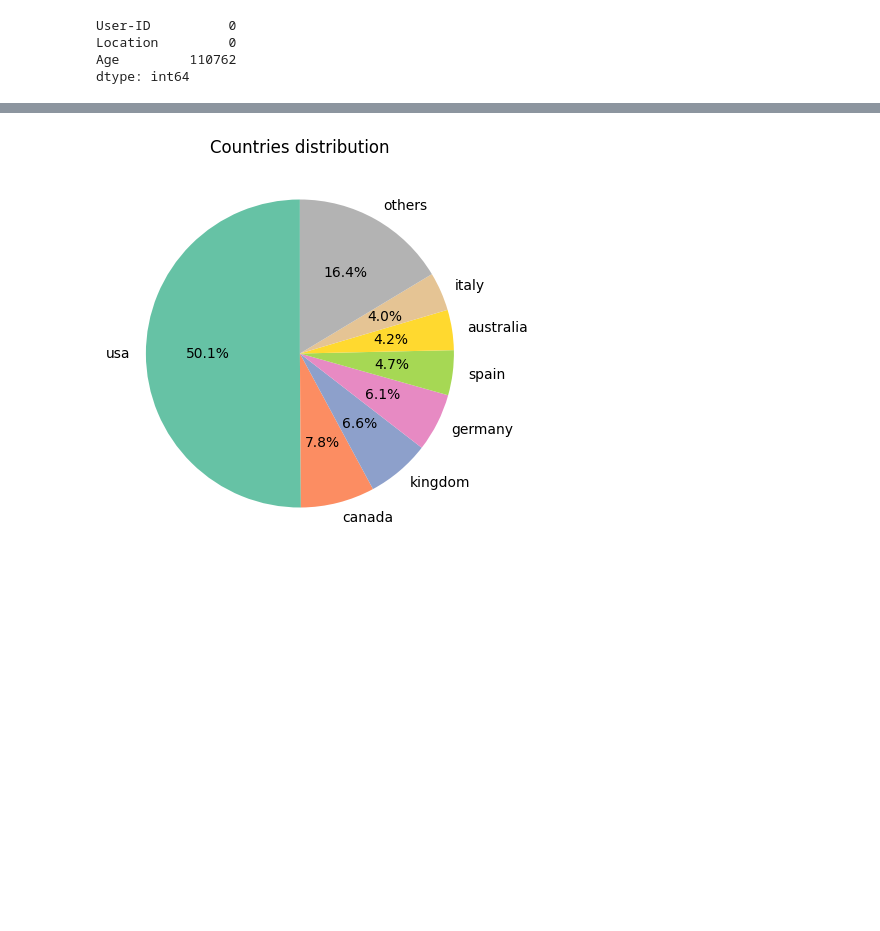
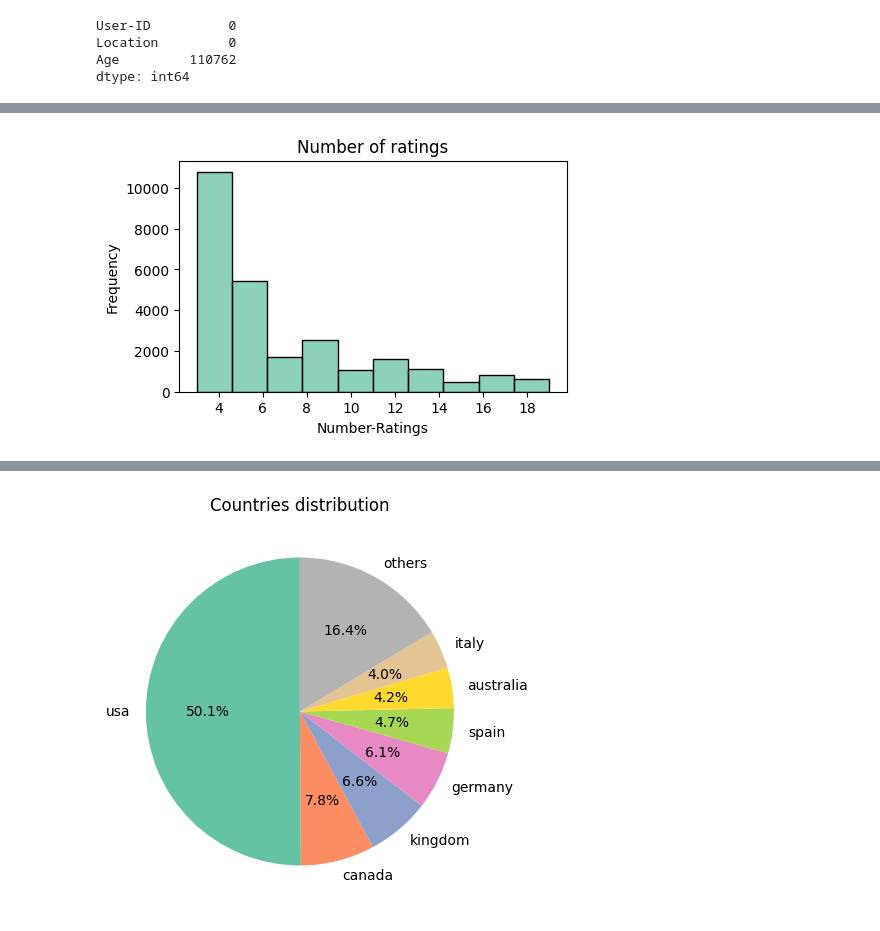
Before and after one commit to FortrainMas/BRS, a Jupyter notebook: notebooks/eda.ipynb, the cells around one changed output, grey strips where cells are left out. Saved outputs shown, nothing was run; the diff lists cells and outputs as text; code cells hidden in the pictures; blank space fills up the shorter version.

```diff
--- a/notebooks/eda.ipynb
+++ b/notebooks/eda.ipynb
@@ -88,0 +129,7 @@ data_users = CountryFeature().apply_transformation(data_users)
+# %%
+from brs.analysis import HistogramInspection
+
+tdf = data_users[(data_users["Number-Ratings"] < 20) & (data_users["Number-Ratings"] > 2)].copy()
+HistogramInspection("Number-Ratings", title="Number of ratings", figsize=(5,3)).inspect(tdf)
+# %% [output]
+[figure, added]
```
Also changed, not shown: parts of 31 cells of this notebook, 4 other files.
